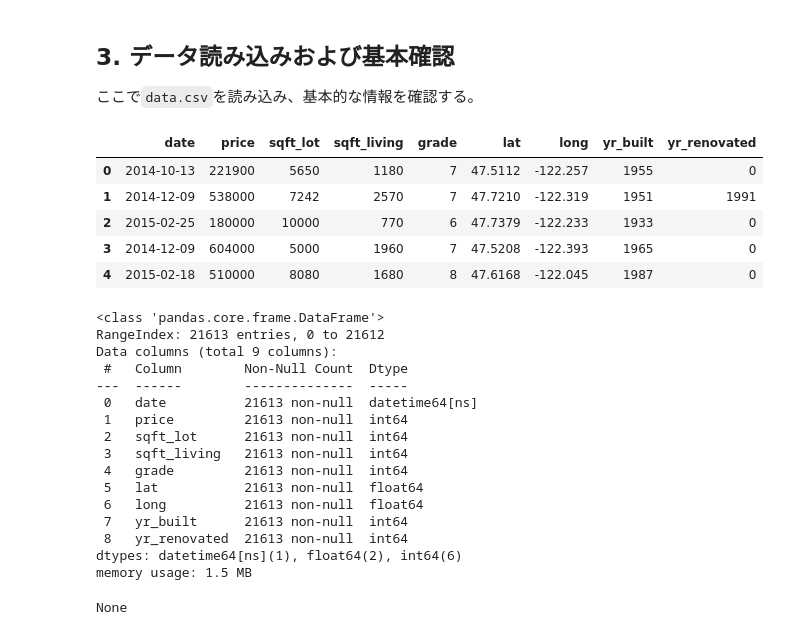
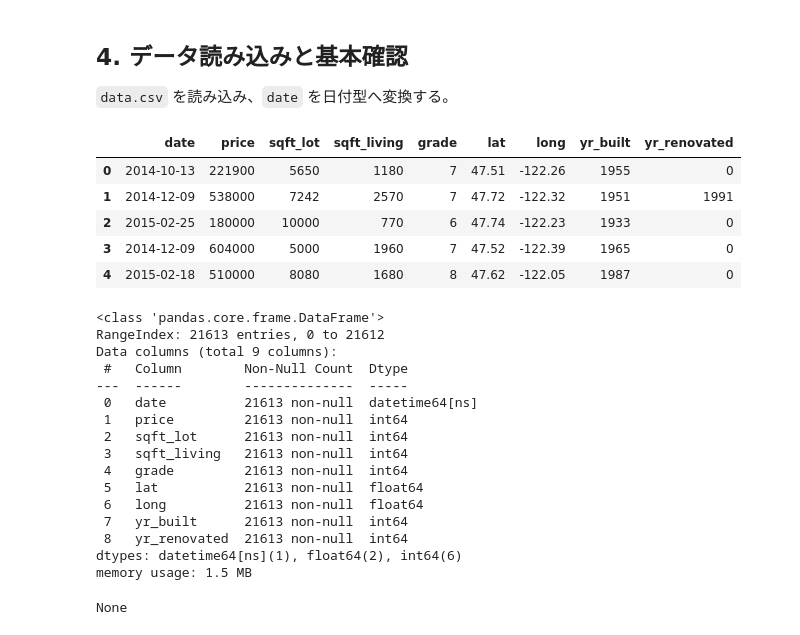
Before and after one commit to Naisinn/dataScientist_exam, a Jupyter notebook: analisis.ipynb, the cells around one changed output. Drawn from its saved outputs; the diff is of its cells as text; code cells hidden in the pictures.

```diff
--- a/analisis.ipynb
+++ b/analisis.ipynb
@@ -28,37 +26,34 @@
 # %%
-# 必要ライブラリインポート
 import pandas as pd
 import numpy as np
 import matplotlib.pyplot as plt
 import seaborn as sns
+import xgboost as xgb
 from sklearn.model_selection import train_test_split, GridSearchCV
 from sklearn.metrics import mean_squared_error, mean_absolute_error
-import xgboost as xgb
 
 %matplotlib inline
 sns.set_style("whitegrid")
+pd.options.display.float_format = '{:,.2f}'.format
 # %% [markdown]
-## 3. データ読み込みおよび基本確認
-ここで`data.csv`を読み込み、基本的な情報を確認する。
+## 4. データ読み込みと基本確認
+
+`data.csv` を読み込み、`date` を日付型へ変換する。
 # %%
 # データ読み込み
-# 'date' カラムを文字列として読み込み、その後日付型に変換
 data = pd.read_csv("data.csv", dtype={'date': str})
-
-# 'date' カラムを datetime 型に変換
 data['date'] = pd.to_datetime(data['date'], format='%Y%m%d')
 
-# データ概要の表示
+# 初期データ確認
 display(data.head())
 display(data.info())
-display(data.describe().applymap(lambda x: f"{x:,.2f}"))
 # %% [output]
 |  | date | price | sqft_lot | sqft_living | grade | lat | long | yr_built | yr_renovated |
-| 0 | 2014-10-13 | 221900 | 5650 | 1180 | 7 | 47.5112 | -122.257 | 1955 | 0 |
-| 1 | 2014-12-09 | 538000 | 7242 | 2570 | 7 | 47.7210 | -122.319 | 1951 | 1991 |
-| 2 | 2015-02-25 | 180000 | 10000 | 770 | 6 | 47.7379 | -122.233 | 1933 | 0 |
-| 3 | 2014-12-09 | 604000 | 5000 | 1960 | 7 | 47.5208 | -122.393 | 1965 | 0 |
-| 4 | 2015-02-18 | 510000 | 8080 | 1680 | 8 | 47.6168 | -122.045 | 1987 | 0 |
+| 0 | 2014-10-13 | 221900 | 5650 | 1180 | 7 | 47.51 | -122.26 | 1955 | 0 |
+| 1 | 2014-12-09 | 538000 | 7242 | 2570 | 7 | 47.72 | -122.32 | 1951 | 1991 |
+| 2 | 2015-02-25 | 180000 | 10000 | 770 | 6 | 47.74 | -122.23 | 1933 | 0 |
+| 3 | 2014-12-09 | 604000 | 5000 | 1960 | 7 | 47.52 | -122.39 | 1965 | 0 |
+| 4 | 2015-02-18 | 510000 | 8080 | 1680 | 8 | 47.62 | -122.05 | 1987 | 0 |
 <class 'pandas.core.frame.DataFrame'>
 RangeIndex: 21613 entries, 0 to 21612
 Data columns (total 9 columns):
```
Also changed, not shown: parts of 8 cells of this notebook.
